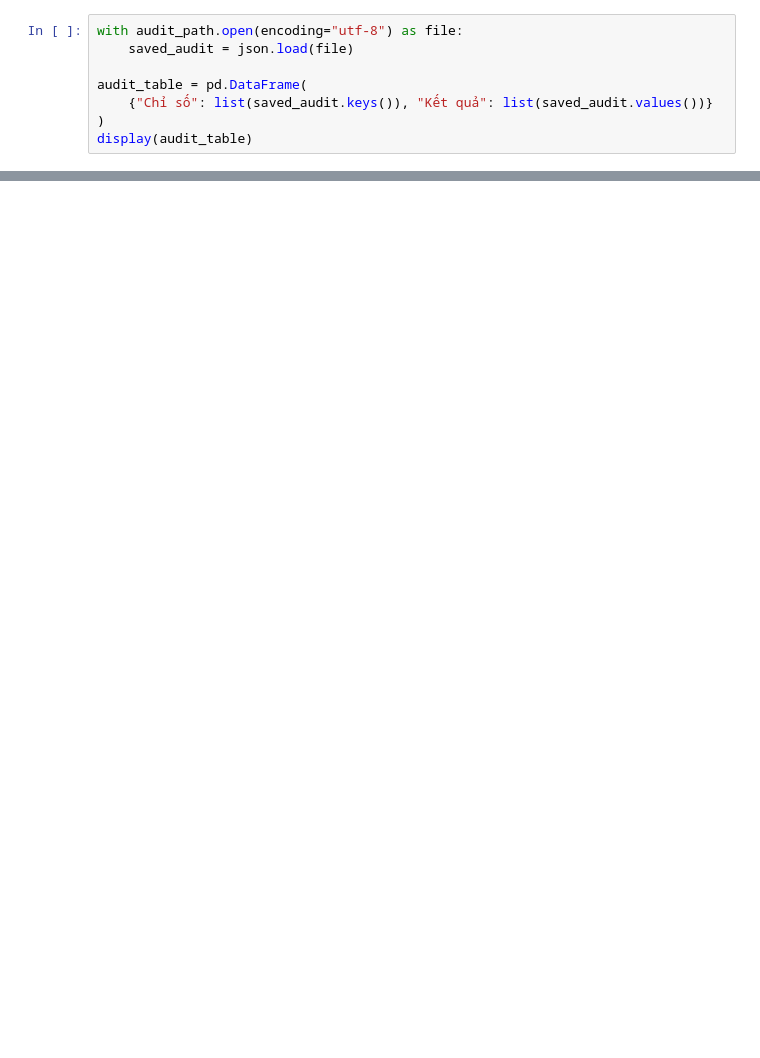
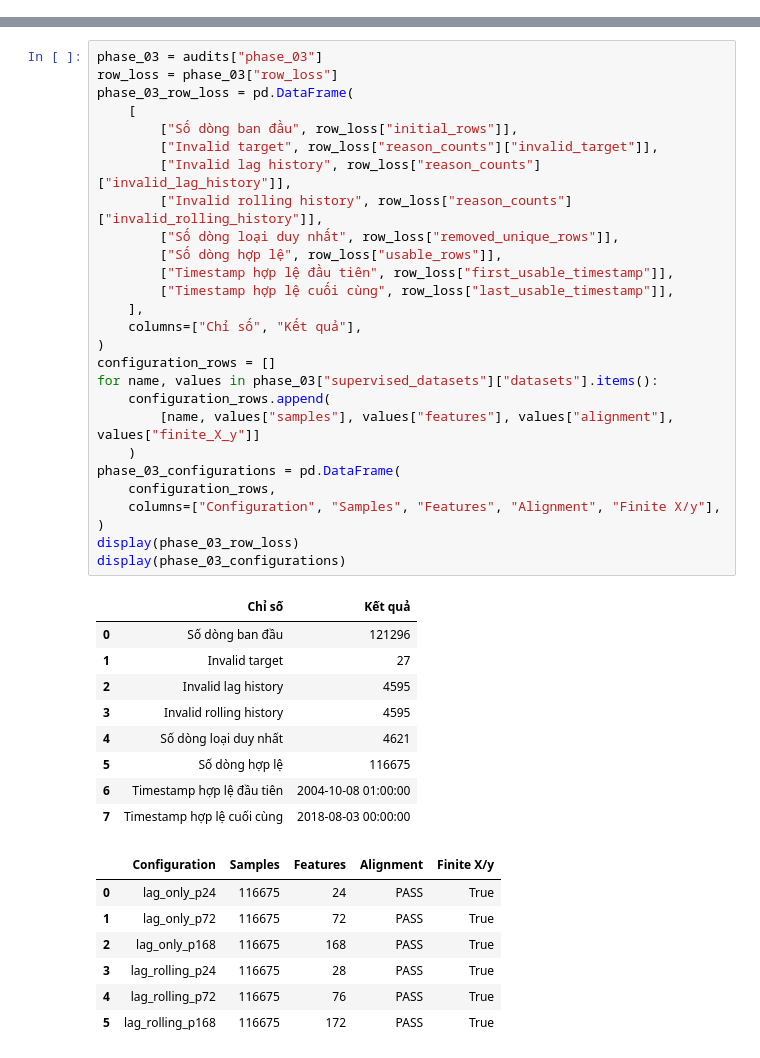
Before and after one commit to Tuvienn/TOTAL_LAB_PRACTICE_FOR_TIME_SERIES, a Jupyter notebook: total_practice/Practice_3/notebooks/Practice_3_present.ipynb, the cells around one changed output, grey strips where cells are left out. Cells and saved outputs as stored; diff of their text form; blank space fills up the shorter version.

Commit message:
feat: complete Phase 1 -> Phase 4

```diff
--- a/total_practice/Practice_3/notebooks/Practice_3_present.ipynb
+++ b/total_practice/Practice_3/notebooks/Practice_3_present.ipynb
@@ -114,8 +0,0 @@ display(df_prepared.tail())
-# %%
-with audit_path.open(encoding="utf-8") as file:
-    saved_audit = json.load(file)
-
-audit_table = pd.DataFrame(
-    {"Chỉ số": list(saved_audit.keys()), "Kết quả": list(saved_audit.values())}
-)
-display(audit_table)
@@ -171,0 +175,44 @@ Phase 1 validation gate: PASS
+# %%
+phase_03 = audits["phase_03"]
+row_loss = phase_03["row_loss"]
+phase_03_row_loss = pd.DataFrame(
+    [
+        ["Số dòng ban đầu", row_loss["initial_rows"]],
+        ["Invalid target", row_loss["reason_counts"]["invalid_target"]],
+        ["Invalid lag history", row_loss["reason_counts"]["invalid_lag_history"]],
+        ["Invalid rolling history", row_loss["reason_counts"]["invalid_rolling_history"]],
+        ["Số dòng loại duy nhất", row_loss["removed_unique_rows"]],
+        ["Số dòng hợp lệ", row_loss["usable_rows"]],
+        ["Timestamp hợp lệ đầu tiên", row_loss["first_usable_timestamp"]],
+        ["Timestamp hợp lệ cuối cùng", row_loss["last_usable_timestamp"]],
+    ],
+    columns=["Chỉ số", "Kết quả"],
+)
+configuration_rows = []
+for name, values in phase_03["supervised_datasets"]["datasets"].items():
+    configuration_rows.append(
+        [name, values["samples"], values["features"], values["alignment"], values["finite_X_y"]]
+    )
+phase_03_configurations = pd.DataFrame(
+    configuration_rows,
+    columns=["Configuration", "Samples", "Features", "Alignment", "Finite X/y"],
+)
+display(phase_03_row_loss)
+display(phase_03_configurations)
+# %% [output]
+|  | Chỉ số | Kết quả |
+| 0 | Số dòng ban đầu | 121296 |
+| 1 | Invalid target | 27 |
+| 2 | Invalid lag history | 4595 |
+| 3 | Invalid rolling history | 4595 |
+| 4 | Số dòng loại duy nhất | 4621 |
+| 5 | Số dòng hợp lệ | 116675 |
+| 6 | Timestamp hợp lệ đầu tiên | 2004-10-08 01:00:00 |
+| 7 | Timestamp hợp lệ cuối cùng | 2018-08-03 00:00:00 |
+|  | Configuration | Samples | Features | Alignment | Finite X/y |
+| 0 | lag_only_p24 | 116675 | 24 | PASS | True |
+| 1 | lag_only_p72 | 116675 | 72 | PASS | True |
+| 2 | lag_only_p168 | 116675 | 168 | PASS | True |
+| 3 | lag_rolling_p24 | 116675 | 28 | PASS | True |
+| 4 | lag_rolling_p72 | 116675 | 76 | PASS | True |
+| 5 | lag_rolling_p168 | 116675 | 172 | PASS | True |
```
Also changed, not shown: parts of 31 cells of this notebook, 7 other files.
